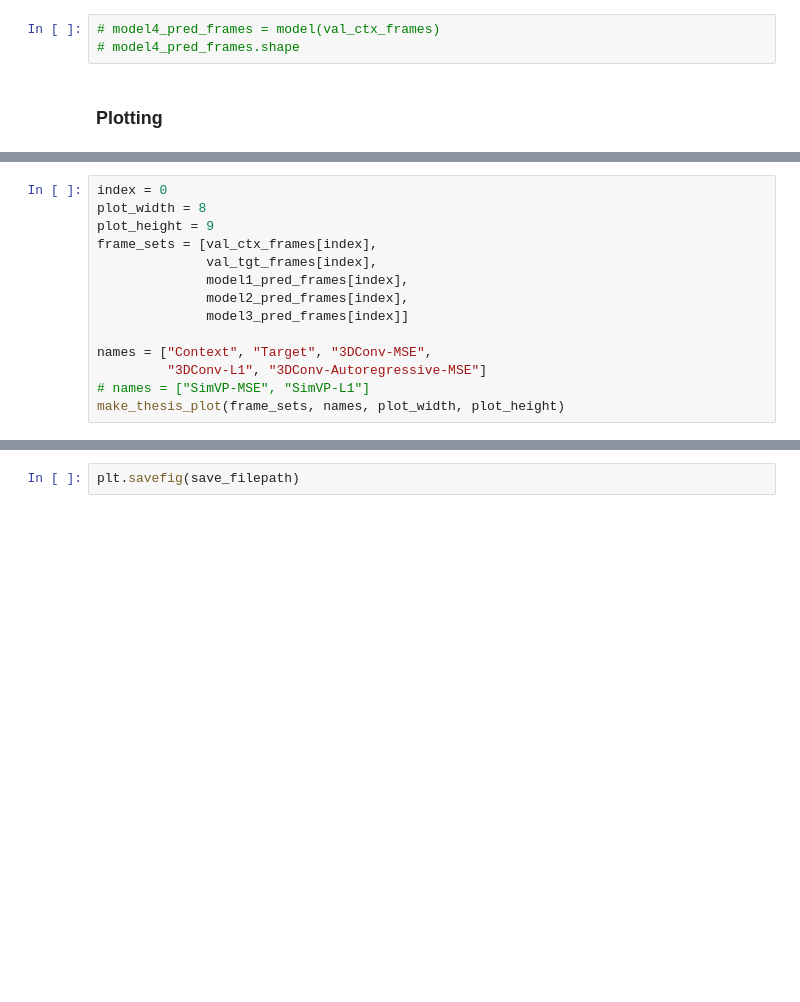
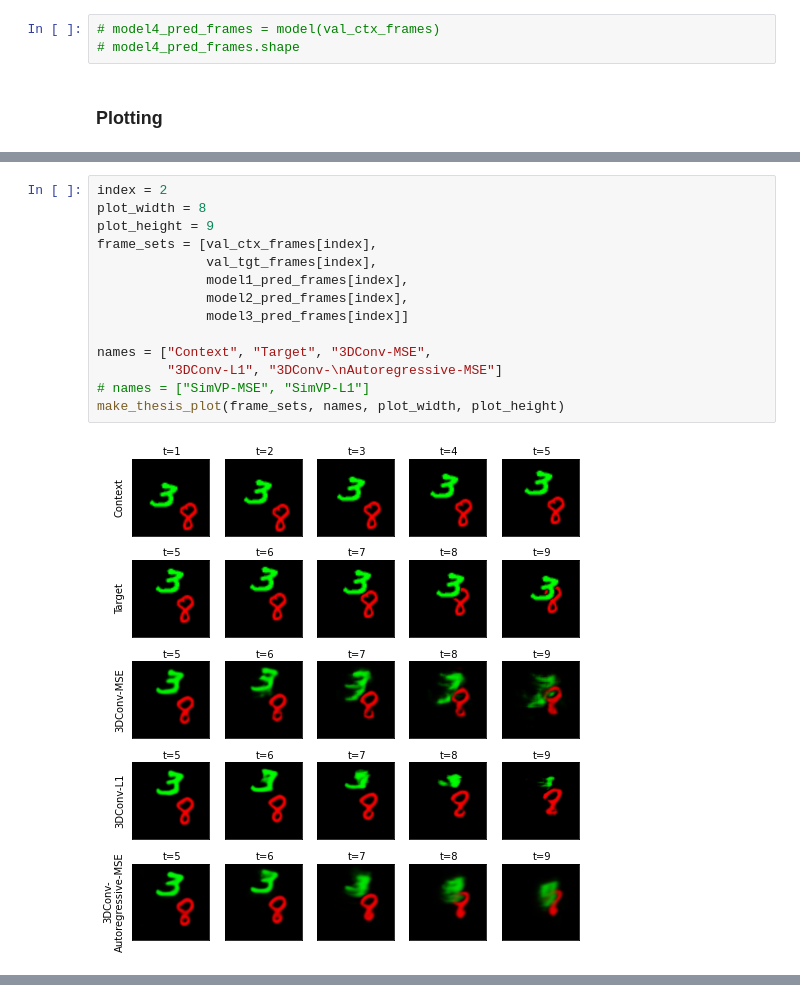
Before and after one commit to kfung2/bounce-digits, a Jupyter notebook: plot_5to5_plot1.ipynb, the cells around one changed output, grey strips where cells are left out. Saved outputs shown, nothing was run; the diff lists cells and outputs as text; blank space fills up the shorter version.

```diff
--- a/plot_5to5_plot1.ipynb
+++ b/plot_5to5_plot1.ipynb
@@ -160,15 +166,17 @@ def make_thesis_plot(frame_sets, names, plot_width, plot_height):
     return fig
 # %%
-index = 0
+index = 2
 plot_width = 8
 plot_height = 9
 frame_sets = [val_ctx_frames[index],
               val_tgt_frames[index],
               model1_pred_frames[index],
               model2_pred_frames[index],
               model3_pred_frames[index]]
 
 names = ["Context", "Target", "3DConv-MSE",
-         "3DConv-L1", "3DConv-Autoregressive-MSE"]
+         "3DConv-L1", "3DConv-\nAutoregressive-MSE"]
 # names = ["SimVP-MSE", "SimVP-L1"]
 make_thesis_plot(frame_sets, names, plot_width, plot_height)
+# %% [output]
+[figure, added]
@@ -175,2 +183,0 @@ make_thesis_plot(frame_sets, names, plot_width, plot_height)
-# %%
-plt.savefig(save_filepath)
```
Also changed, not shown: parts of 5 cells of this notebook, 5 other files.
